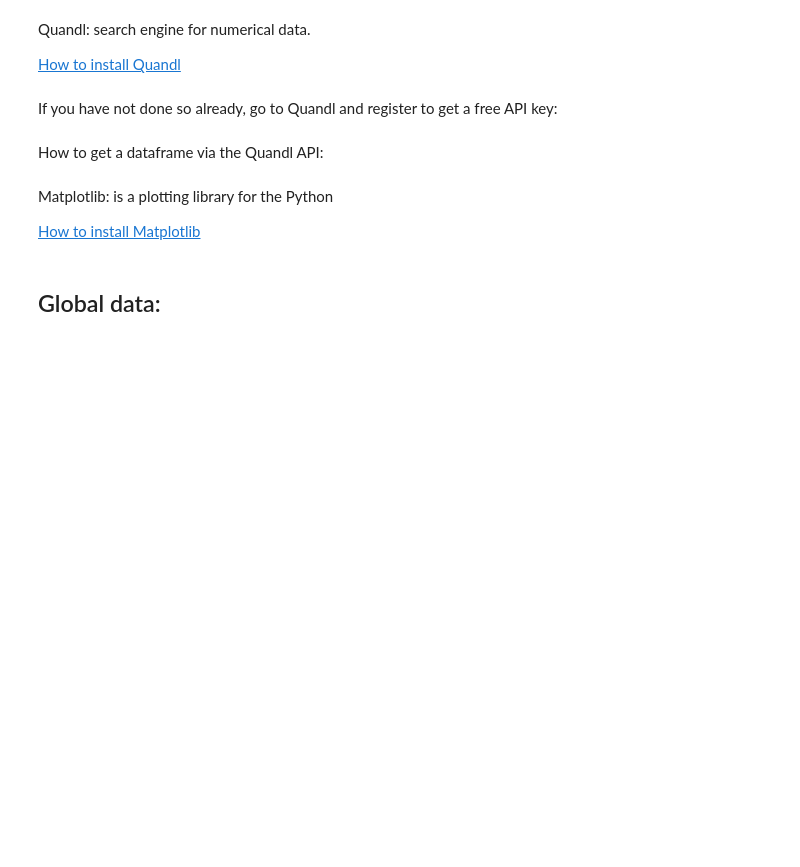
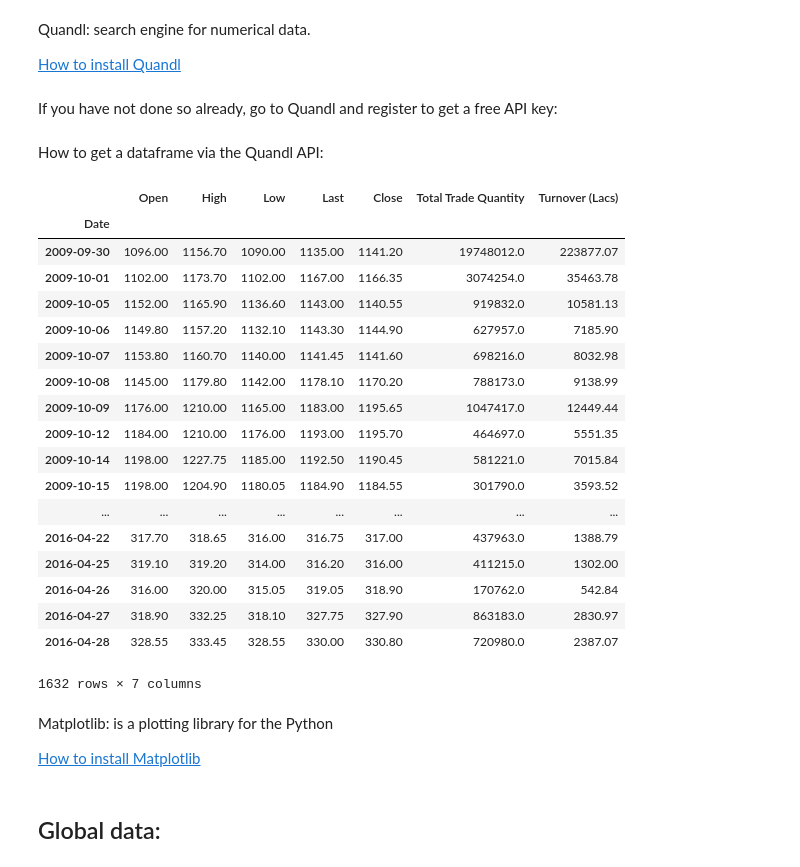
Before and after one commit to LxOpenDataMeetup/Newbie-Track, a Jupyter notebook: Meetup 0 - Sources of open data.ipynb, the cells around one changed output. Cells and saved outputs as stored; diff of their text form; code cells hidden in the pictures; blank space fills up the shorter version.

```diff
--- a/Meetup 0 - Sources of open data.ipynb
+++ b/Meetup 0 - Sources of open data.ipynb
@@ -21,7 +21,30 @@ API_key = '<your API key>'
 # %% [markdown]
 How to get a dataframe via the Quandl API:
 # %%
-# Quandl.get(some_reference, returns = 'pandas', authtoken=API_key)
+reference = 'NSE/OIL'
+M = quandl.get(reference, returns = 'pandas', authtoken=API_key)
+# %%
+M
+# %% [output]
+|  | Open | High | Low | Last | Close | Total Trade Quantity | Turnover (Lacs) |
+| Date |  |  |  |  |  |  |  |
+| 2009-09-30 | 1096.00 | 1156.70 | 1090.00 | 1135.00 | 1141.20 | 19748012.0 | 223877.07 |
+| 2009-10-01 | 1102.00 | 1173.70 | 1102.00 | 1167.00 | 1166.35 | 3074254.0 | 35463.78 |
+| 2009-10-05 | 1152.00 | 1165.90 | 1136.60 | 1143.00 | 1140.55 | 919832.0 | 10581.13 |
+| 2009-10-06 | 1149.80 | 1157.20 | 1132.10 | 1143.30 | 1144.90 | 627957.0 | 7185.90 |
+| 2009-10-07 | 1153.80 | 1160.70 | 1140.00 | 1141.45 | 1141.60 | 698216.0 | 8032.98 |
+| 2009-10-08 | 1145.00 | 1179.80 | 1142.00 | 1178.10 | 1170.20 | 788173.0 | 9138.99 |
+| 2009-10-09 | 1176.00 | 1210.00 | 1165.00 | 1183.00 | 1195.65 | 1047417.0 | 12449.44 |
+| 2009-10-12 | 1184.00 | 1210.00 | 1176.00 | 1193.00 | 1195.70 | 464697.0 | 5551.35 |
+| 2009-10-14 | 1198.00 | 1227.75 | 1185.00 | 1192.50 | 1190.45 | 581221.0 | 7015.84 |
+| 2009-10-15 | 1198.00 | 1204.90 | 1180.05 | 1184.90 | 1184.55 | 301790.0 | 3593.52 |
+| ... | ... | ... | ... | ... | ... | ... | ... |
+| 2016-04-22 | 317.70 | 318.65 | 316.00 | 316.75 | 317.00 | 437963.0 | 1388.79 |
+| 2016-04-25 | 319.10 | 319.20 | 314.00 | 316.20 | 316.00 | 411215.0 | 1302.00 |
+| 2016-04-26 | 316.00 | 320.00 | 315.05 | 319.05 | 318.90 | 170762.0 | 542.84 |
+| 2016-04-27 | 318.90 | 332.25 | 318.10 | 327.75 | 327.90 | 863183.0 | 2830.97 |
+| 2016-04-28 | 328.55 | 333.45 | 328.55 | 330.00 | 330.80 | 720980.0 | 2387.07 |
+1632 rows × 7 columns
 # %% [markdown]
 Matplotlib: is a plotting library for the Python
 
```
Also changed, not shown: parts of 13 cells of this notebook, 1 other file.
